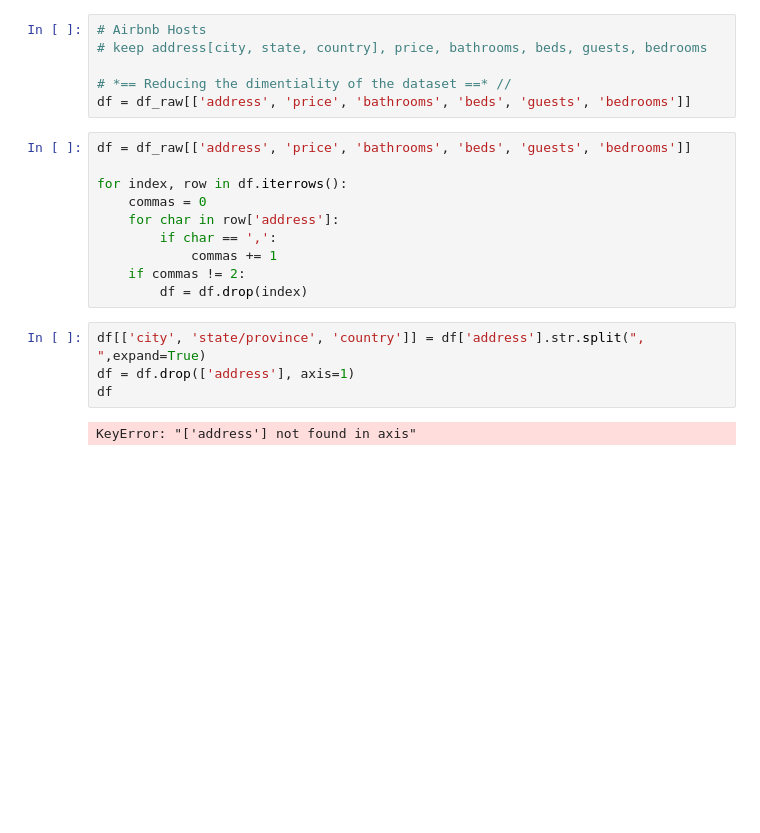
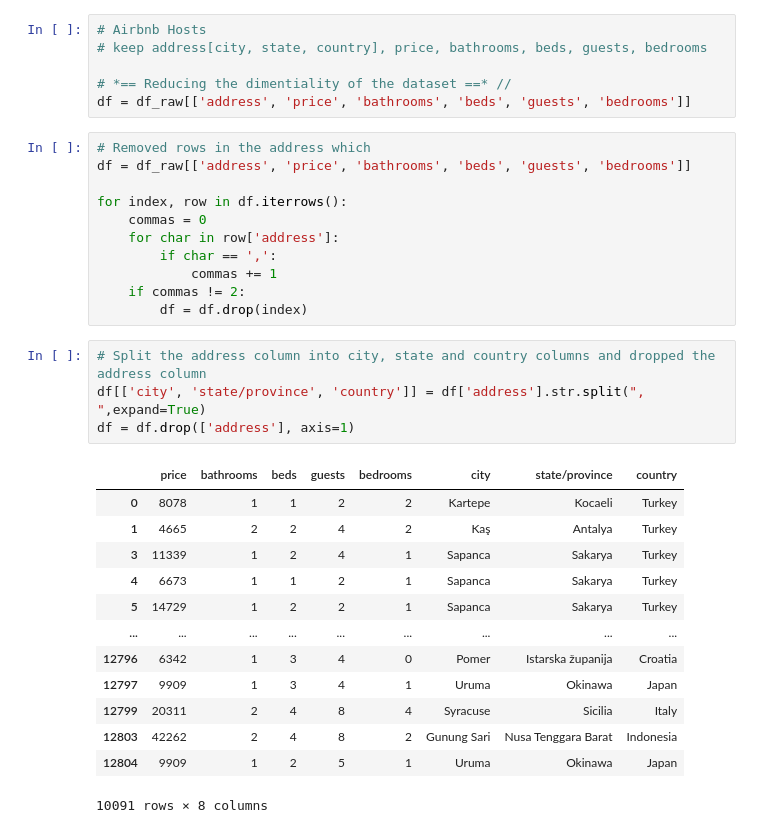
Before and after one commit to adalysg/CAP4770-Team-Project, a Jupyter notebook: notebook.ipynb, the cells around one changed output. Saved outputs shown, nothing was run; the diff lists cells and outputs as text; blank space fills up the shorter version.

```diff
--- a/notebook.ipynb
+++ b/notebook.ipynb
@@ -10,6 +10,7 @@ df_raw = pd.read_csv('airbnb.csv')
 # *== Reducing the dimentiality of the dataset ==* //
 df = df_raw[['address', 'price', 'bathrooms', 'beds', 'guests', 'bedrooms']]
 # %%
+# Removed rows in the address which
 df = df_raw[['address', 'price', 'bathrooms', 'beds', 'guests', 'bedrooms']]
 
 for index, row in df.iterrows():
@@ -20,8 +21,20 @@ for index, row in df.iterrows():
 	if commas != 2:
 		df = df.drop(index)
 # %%
+# Split the address column into city, state and country columns and dropped the address column
 df[['city', 'state/province', 'country']] = df['address'].str.split(", ",expand=True)
 df = df.drop(['address'], axis=1)
-df
 # %% [output]
+|  | price | bathrooms | beds | guests | bedrooms | city | state/province | country |
+| 0 | 8078 | 1 | 1 | 2 | 2 | Kartepe | Kocaeli | Turkey |
+| 1 | 4665 | 2 | 2 | 4 | 2 | Kaş | Antalya | Turkey |
+| 3 | 11339 | 1 | 2 | 4 | 1 | Sapanca | Sakarya | Turkey |
+| 4 | 6673 | 1 | 1 | 2 | 1 | Sapanca | Sakarya | Turkey |
+| 5 | 14729 | 1 | 2 | 2 | 1 | Sapanca | Sakarya | Turkey |
+| ... | ... | ... | ... | ... | ... | ... | ... | ... |
+| 12796 | 6342 | 1 | 3 | 4 | 0 | Pomer | Istarska županija | Croatia |
+| 12797 | 9909 | 1 | 3 | 4 | 1 | Uruma | Okinawa | Japan |
+| 12799 | 20311 | 2 | 4 | 8 | 4 | Syracuse | Sicilia | Italy |
+| 12803 | 42262 | 2 | 4 | 8 | 2 | Gunung Sari | Nusa Tenggara Barat | Indonesia |
+| 12804 | 9909 | 1 | 2 | 5 | 1 | Uruma | Okinawa | Japan |
-KeyError: "['address'] not found in axis"
+10091 rows × 8 columns
```
Also changed, not shown: parts of 3 cells of this notebook.
